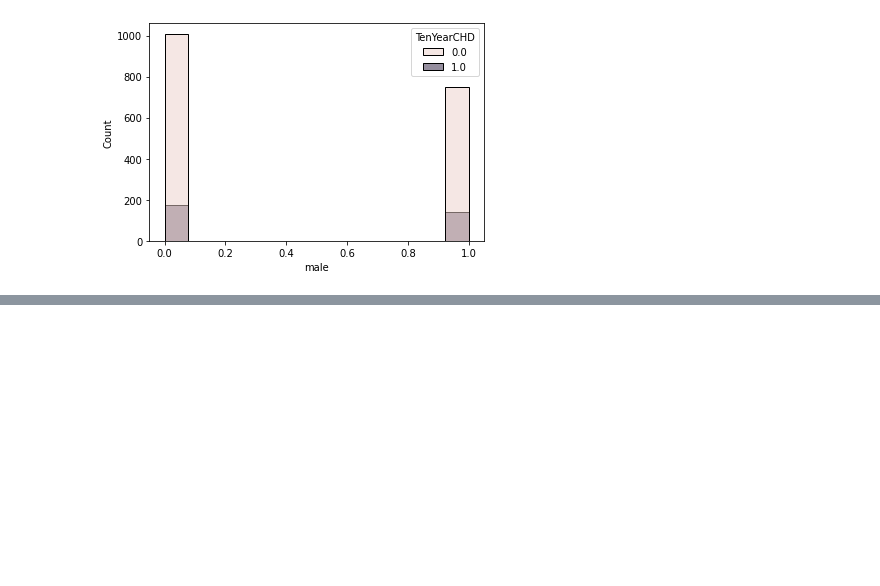
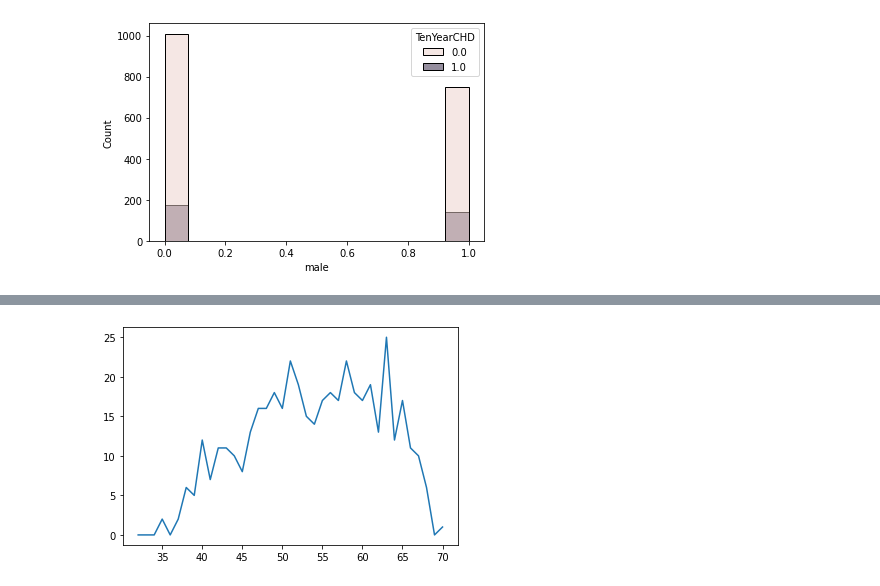
Before and after one commit to RedocamaI/heart_disease_predictor, a Jupyter notebook: heart_disease_predictor.ipynb, the cells around one changed output, grey strips where cells are left out. Drawn from its saved outputs; the diff is of its cells as text; code cells hidden in the pictures; blank space fills up the shorter version.

```diff
--- a/heart_disease_predictor.ipynb
+++ b/heart_disease_predictor.ipynb
@@ -299,0 +297,16 @@ sns.histplot(x=X_train['male'], hue=y_train)
+# %%
+# count of heart disease based on age
+ages = unique_vals(X_train.age)
+y = []
+for age in ages:
+    count = 0
+    for i in range(0, len(X_train)):
+        if X_train.age[i] == age:
+            count += list(y_train)[i]
+    y.append(count)
+# %%
+age_plot = sns.lineplot(x=ages, y=y)
+plt.xlabel = 'Age'
+plt.ylabel = 'count of heart disease patient at an age'
+# %% [output]
+[figure, added]
```
Also changed, not shown: parts of 7 cells of this notebook.
